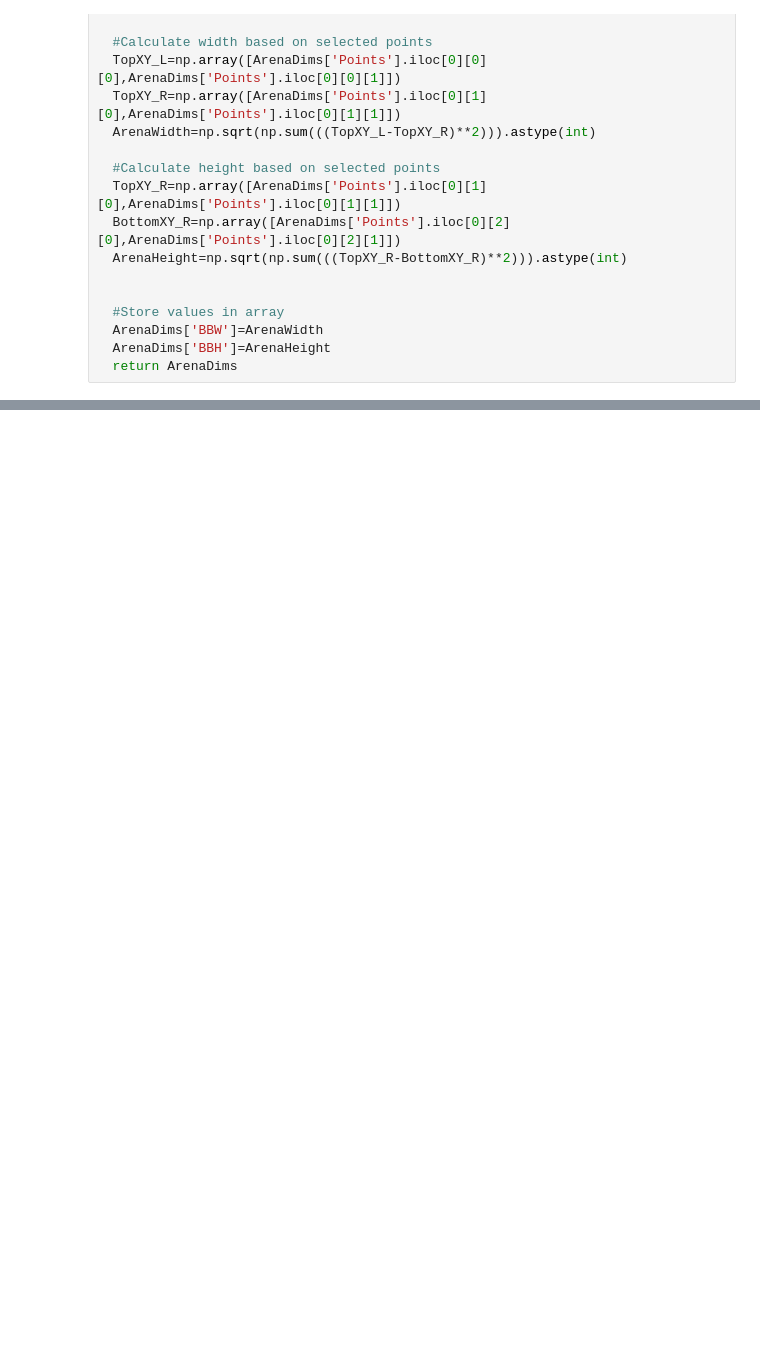
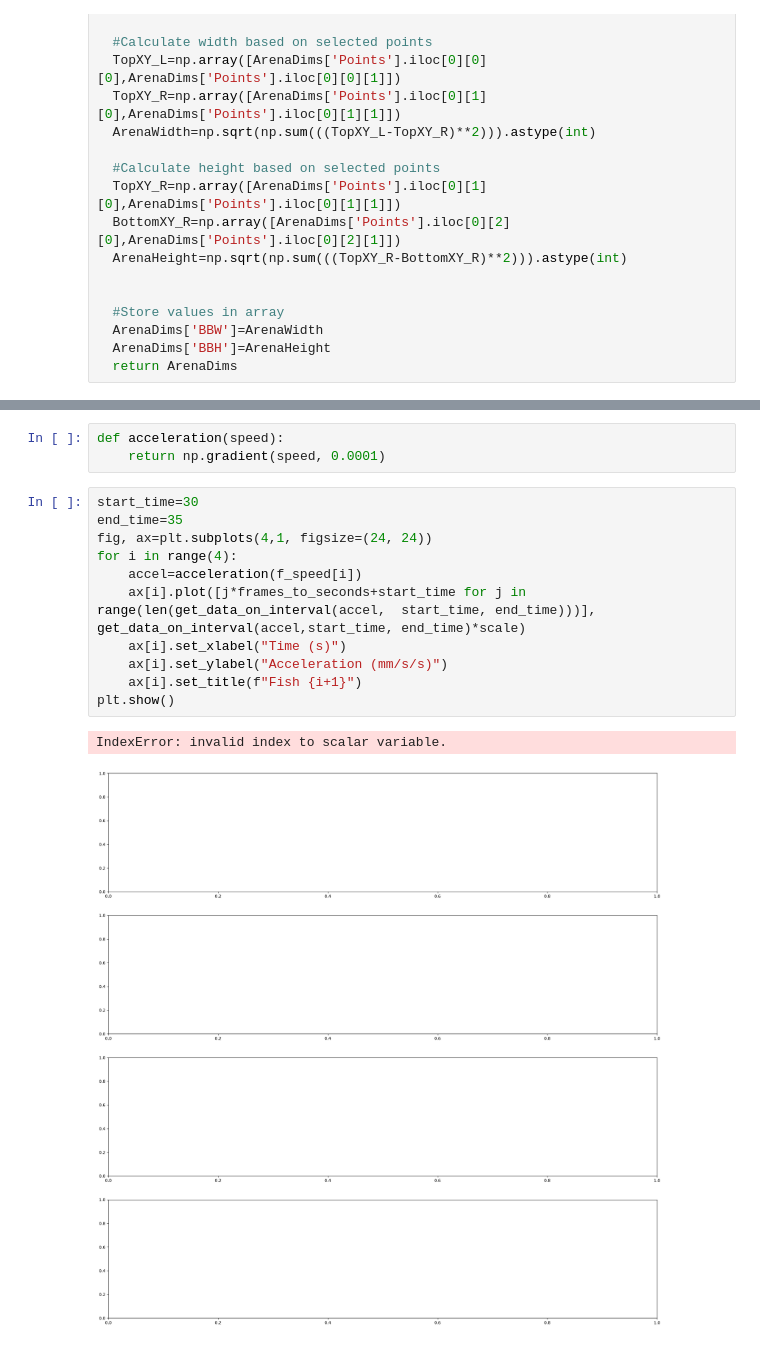
Before and after one commit to SamiSternson/Danionella-VR-Simulation-Code, a Jupyter notebook: real_school_analysis/schooling_helper_funcs_SE.ipynb, the cells around one changed output, grey strips where cells are left out. Saved outputs shown, nothing was run; the diff lists cells and outputs as text; blank space fills up the shorter version.

```diff
--- a/real_school_analysis/schooling_helper_funcs_SE.ipynb
+++ b/real_school_analysis/schooling_helper_funcs_SE.ipynb
@@ -1001,0 +1202,17 @@ def get_arena_dims(data):
+# %%
+def acceleration(speed):
+    return np.gradient(speed, 0.0001)
+# %%
+start_time=30
+end_time=35
+fig, ax=plt.subplots(4,1, figsize=(24, 24))
+for i in range(4):
+    accel=acceleration(f_speed[i])
+    ax[i].plot([j*frames_to_seconds+start_time for j in range(len(get_data_on_interval(accel,  start_time, end_time)))], get_data_on_interval(accel,start_time, end_time)*scale)
+    ax[i].set_xlabel("Time (s)")
+    ax[i].set_ylabel("Acceleration (mm/s/s)")
+    ax[i].set_title(f"Fish {i+1}")
+plt.show()
+# %% [output]
+IndexError: invalid index to scalar variable.
+[figure, added]
```
Also changed, not shown: parts of 15 cells of this notebook, 4 other files.
